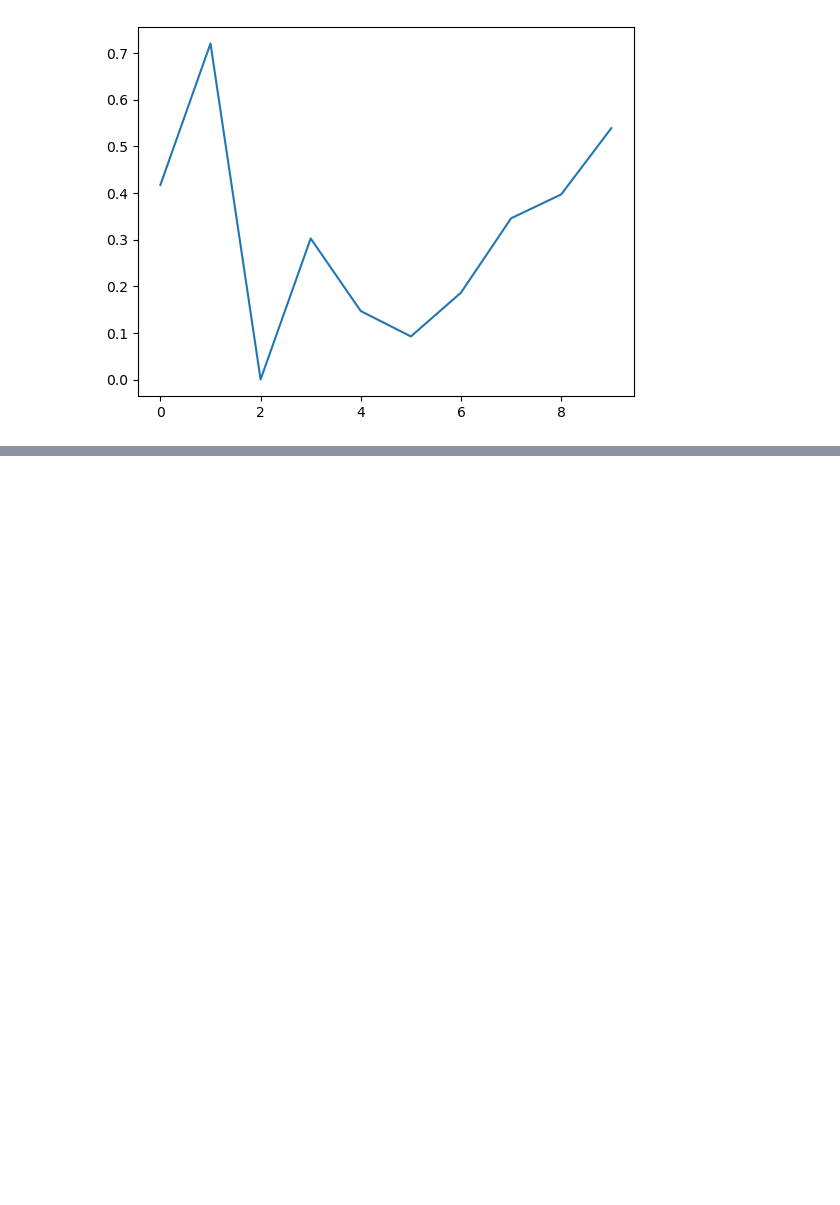
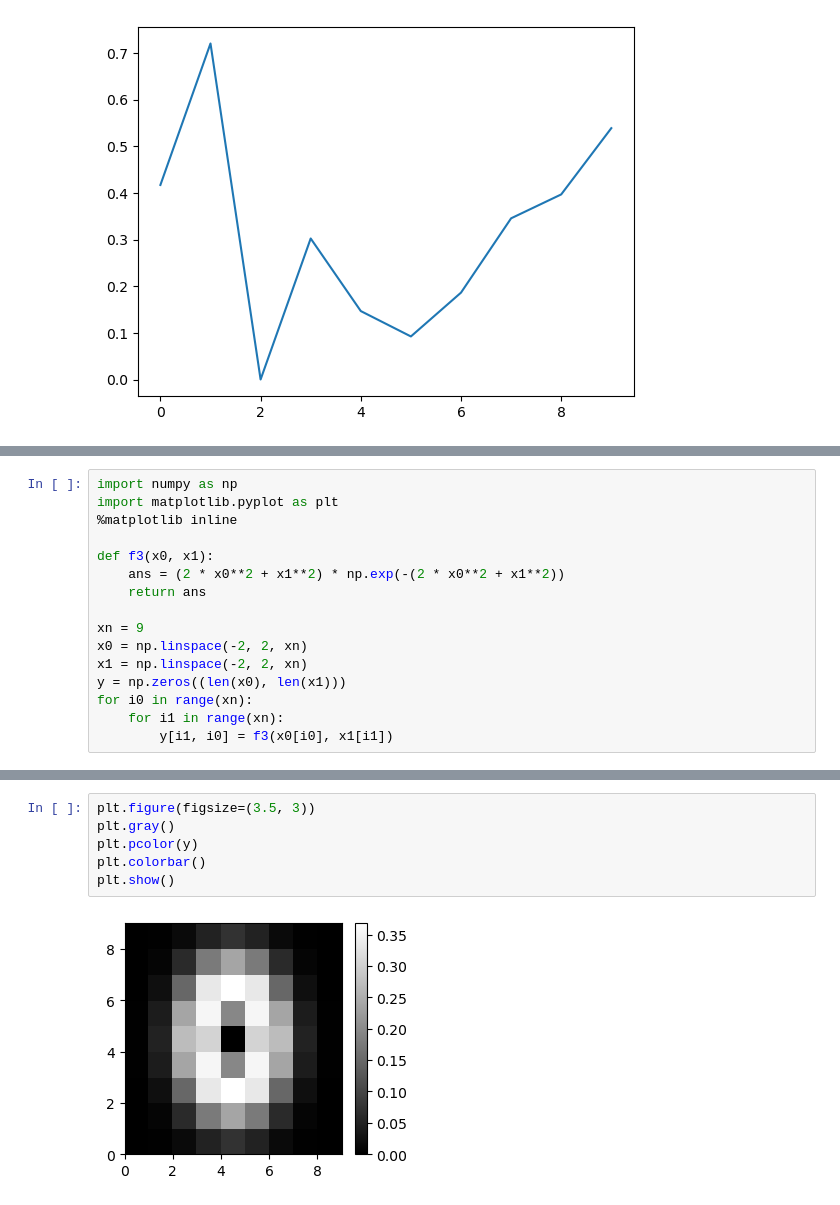
Before and after one commit to Qualia0503/ML_Review, a Jupyter notebook: 03_Python下的图形可视化.ipynb, the cells around one changed output, grey strips where cells are left out. Drawn from its saved outputs; the diff is of its cells as text; blank space fills up the shorter version.

```diff
--- a/03_Python下的图形可视化.ipynb
+++ b/03_Python下的图形可视化.ipynb
@@ -23,0 +139,16 @@ plt.show()
+# %%
+import numpy as np
+import matplotlib.pyplot as plt
+%matplotlib inline
+
+def f3(x0, x1):
+    ans = (2 * x0**2 + x1**2) * np.exp(-(2 * x0**2 + x1**2))
+    return ans
+
+xn = 9
+x0 = np.linspace(-2, 2, xn)
+x1 = np.linspace(-2, 2, xn)
+y = np.zeros((len(x0), len(x1)))
+for i0 in range(xn):
+    for i1 in range(xn):
+        y[i1, i0] = f3(x0[i0], x1[i1])
@@ -23,0 +195,8 @@ plt.show()
+# %%
+plt.figure(figsize=(3.5, 3))
+plt.gray()
+plt.pcolor(y)
+plt.colorbar()
+plt.show()
+# %% [output]
+[figure, added]
```
Also changed, not shown: parts of 29 cells of this notebook.
